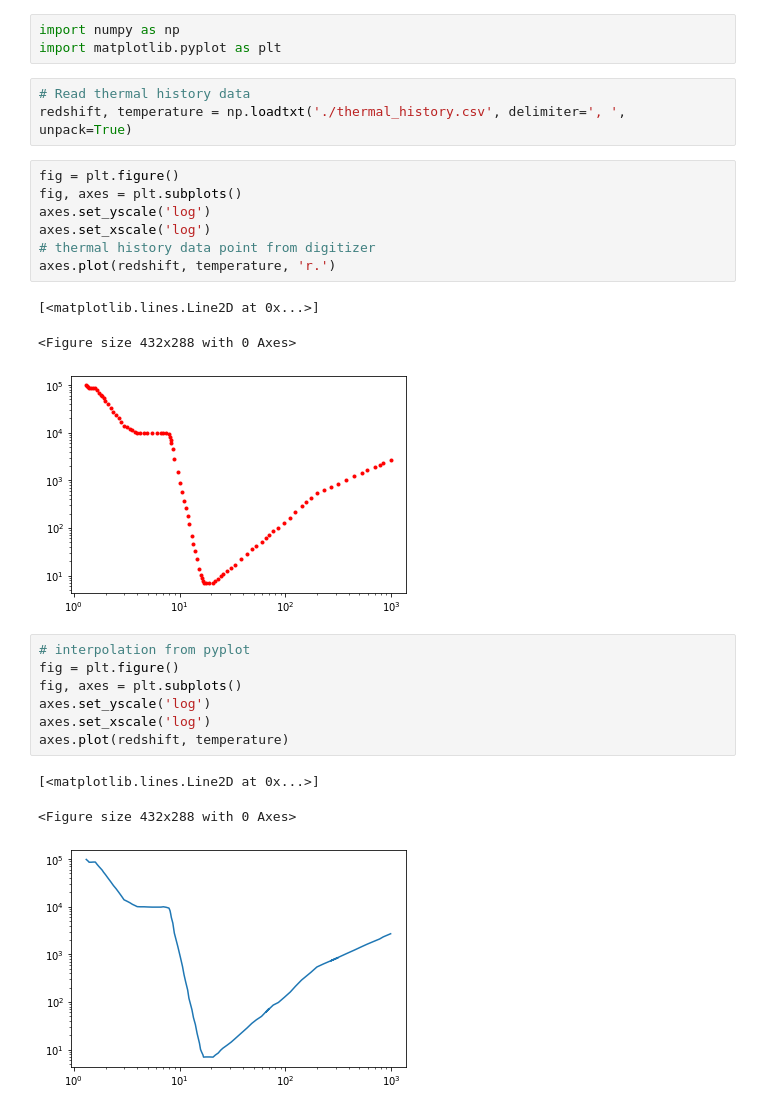
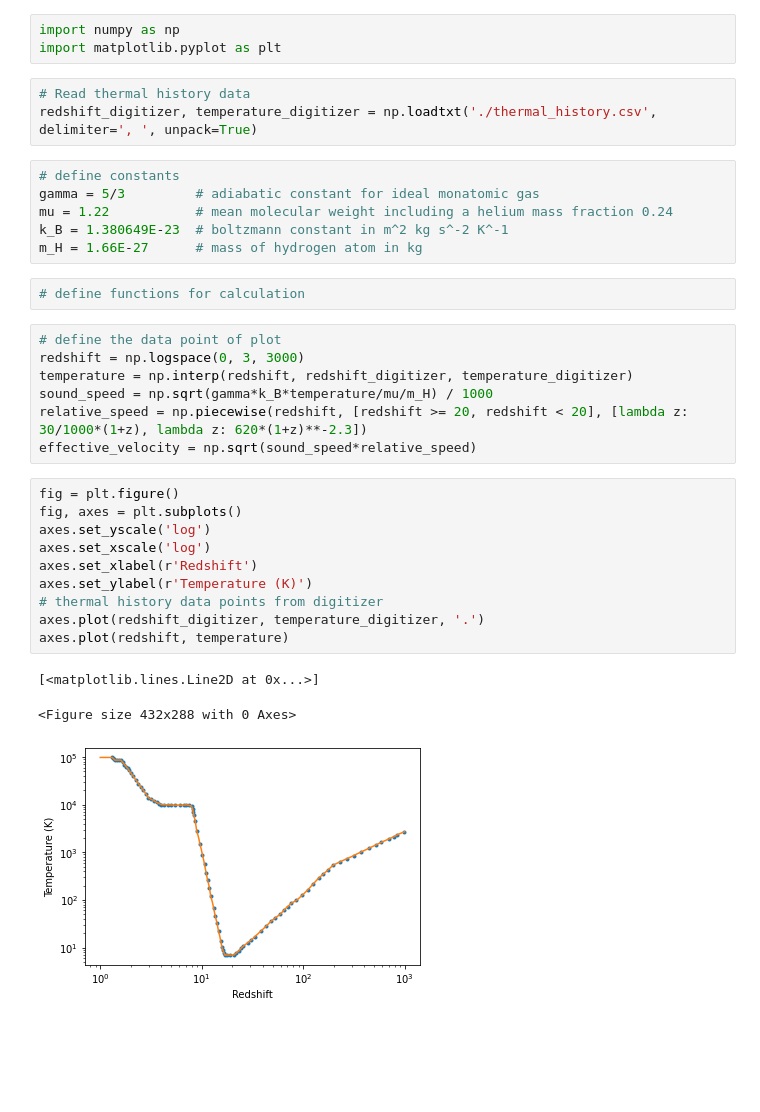
Before and after one commit to newspaperhinson/PBHAccretion, a Jupyter notebook: main.ipynb, the cells around one changed output. Drawn from its saved outputs; the diff is of its cells as text; blank space fills up the shorter version.

```diff
--- a/main.ipynb
+++ b/main.ipynb
@@ -3,26 +3,33 @@ import numpy as np
 import matplotlib.pyplot as plt
 # %%
 # Read thermal history data
-redshift, temperature = np.loadtxt('./thermal_history.csv', delimiter=', ', unpack=True)
+redshift_digitizer, temperature_digitizer = np.loadtxt('./thermal_history.csv', delimiter=', ', unpack=True)
+# %%
+# define constants
+gamma = 5/3         # adiabatic constant for ideal monatomic gas
+mu = 1.22           # mean molecular weight including a helium mass fraction 0.24
+k_B = 1.380649E-23  # boltzmann constant in m^2 kg s^-2 K^-1
+m_H = 1.66E-27      # mass of hydrogen atom in kg
+# %%
+# define functions for calculation
+# %%
+# define the data point of plot
+redshift = np.logspace(0, 3, 3000)
+temperature = np.interp(redshift, redshift_digitizer, temperature_digitizer)
+sound_speed = np.sqrt(gamma*k_B*temperature/mu/m_H) / 1000
+relative_speed = np.piecewise(redshift, [redshift >= 20, redshift < 20], [lambda z: 30/1000*(1+z), lambda z: 620*(1+z)**-2.3])
+effective_velocity = np.sqrt(sound_speed*relative_speed)
 # %%
 fig = plt.figure()
 fig, axes = plt.subplots()
 axes.set_yscale('log')
 axes.set_xscale('log')
-# thermal history data point from digitizer
-axes.plot(redshift, temperature, 'r.')
+axes.set_xlabel(r'Redshift')
+axes.set_ylabel(r'Temperature (K)')
+# thermal history data points from digitizer
+axes.plot(redshift_digitizer, temperature_digitizer, '.')
+axes.plot(redshift, temperature)
 # %% [output]
 [<matplotlib.lines.Line2D at 0x...>]
 <Figure size 432x288 with 0 Axes>
-[figure, old version]
+[figure, new version]
-# %%
-# interpolation from pyplot
-fig = plt.figure()
-fig, axes = plt.subplots()
-axes.set_yscale('log')
-axes.set_xscale('log')
-axes.plot(redshift, temperature)
-# %% [output]
-[<matplotlib.lines.Line2D at 0x...>]
-<Figure size 432x288 with 0 Axes>
-[figure, removed]
```
Also changed, not shown: parts of 3 cells of this notebook.
